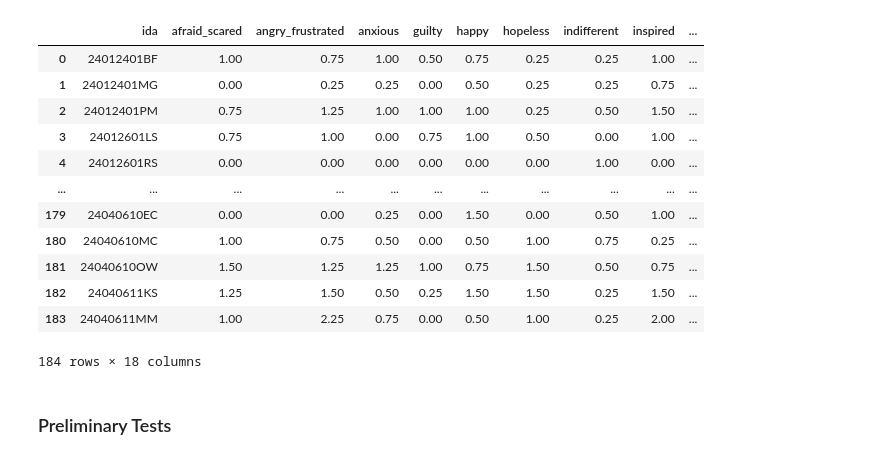
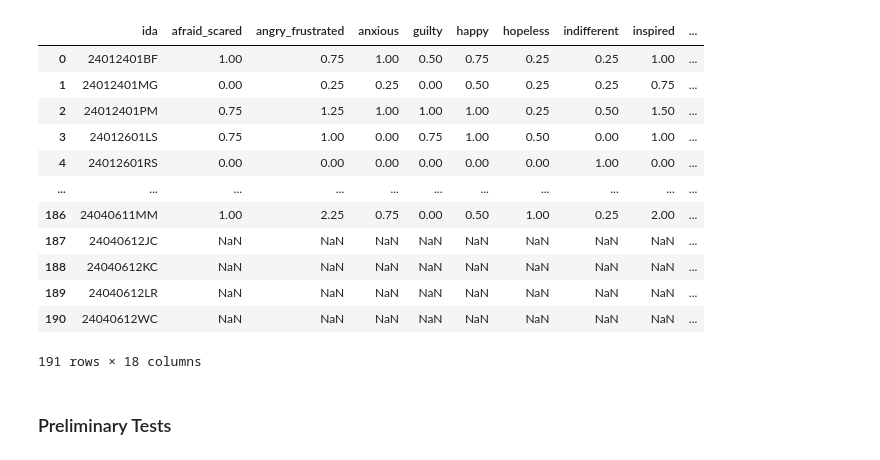
Before and after one commit to Hailcyon/AISL-data-analysis, a Jupyter notebook: average_emot_tests.ipynb, the cells around one changed output. Drawn from its saved outputs; the diff is of its cells as text; code cells hidden in the pictures.

```diff
--- a/average_emot_tests.ipynb
+++ b/average_emot_tests.ipynb
@@ -32,25 +32,25 @@ display(full_analysis_df)
 # %%
 # Merge age, SASSY, rural/urban, and UT columns into avg emot dataframe
 emotions_mean_by_ida = emotions_mean_by_ida.merge(
     full_analysis_df[['ida', 'age', 'SASSY', 'rural/urban', 'UT?']],
     on='ida',
-    how='left'
+    how='outer'
 )
 display(emotions_mean_by_ida)
 # %% [output]
 |  | ida | afraid_scared | angry_frustrated | anxious | guilty | happy | hopeless | indifferent | inspired | ... |
 | 0 | 24012401BF | 1.00 | 0.75 | 1.00 | 0.50 | 0.75 | 0.25 | 0.25 | 1.00 | ... |
 | 1 | 24012401MG | 0.00 | 0.25 | 0.25 | 0.00 | 0.50 | 0.25 | 0.25 | 0.75 | ... |
 | 2 | 24012401PM | 0.75 | 1.25 | 1.00 | 1.00 | 1.00 | 0.25 | 0.50 | 1.50 | ... |
 | 3 | 24012601LS | 0.75 | 1.00 | 0.00 | 0.75 | 1.00 | 0.50 | 0.00 | 1.00 | ... |
 | 4 | 24012601RS | 0.00 | 0.00 | 0.00 | 0.00 | 0.00 | 0.00 | 1.00 | 0.00 | ... |
 | ... | ... | ... | ... | ... | ... | ... | ... | ... | ... | ... |
-| 179 | 24040610EC | 0.00 | 0.00 | 0.25 | 0.00 | 1.50 | 0.00 | 0.50 | 1.00 | ... |
-| 180 | 24040610MC | 1.00 | 0.75 | 0.50 | 0.00 | 0.50 | 1.00 | 0.75 | 0.25 | ... |
-| 181 | 24040610OW | 1.50 | 1.25 | 1.25 | 1.00 | 0.75 | 1.50 | 0.50 | 0.75 | ... |
-| 182 | 24040611KS | 1.25 | 1.50 | 0.50 | 0.25 | 1.50 | 1.50 | 0.25 | 1.50 | ... |
-| 183 | 24040611MM | 1.00 | 2.25 | 0.75 | 0.00 | 0.50 | 1.00 | 0.25 | 2.00 | ... |
+| 186 | 24040611MM | 1.00 | 2.25 | 0.75 | 0.00 | 0.50 | 1.00 | 0.25 | 2.00 | ... |
+| 187 | 24040612JC | NaN | NaN | NaN | NaN | NaN | NaN | NaN | NaN | ... |
+| 188 | 24040612KC | NaN | NaN | NaN | NaN | NaN | NaN | NaN | NaN | ... |
+| 189 | 24040612LR | NaN | NaN | NaN | NaN | NaN | NaN | NaN | NaN | ... |
+| 190 | 24040612WC | NaN | NaN | NaN | NaN | NaN | NaN | NaN | NaN | ... |
-184 rows × 18 columns
+191 rows × 18 columns
 # %% [markdown]
 ### Preliminary Tests
 # %%
```
Also changed, not shown: parts of 11 cells of this notebook.
